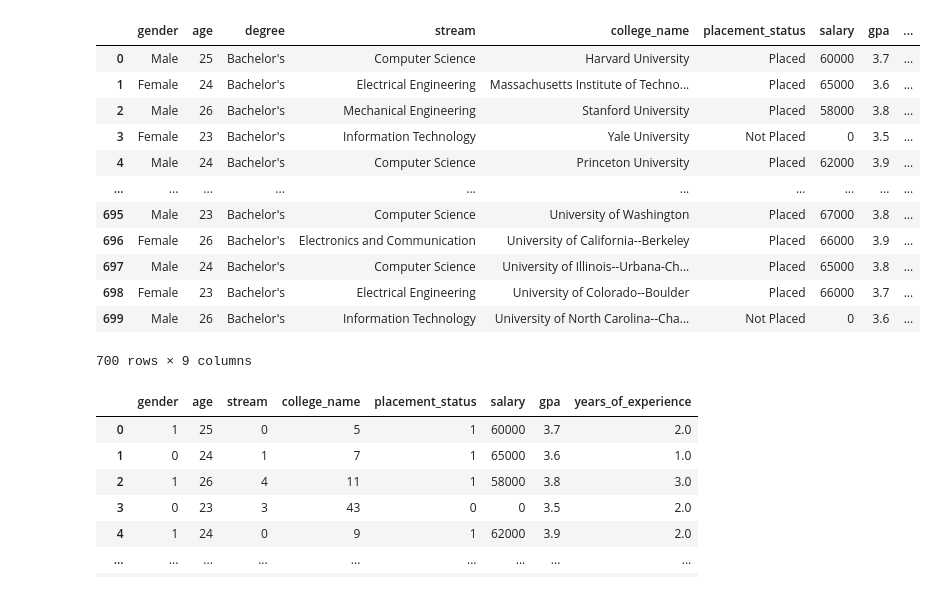
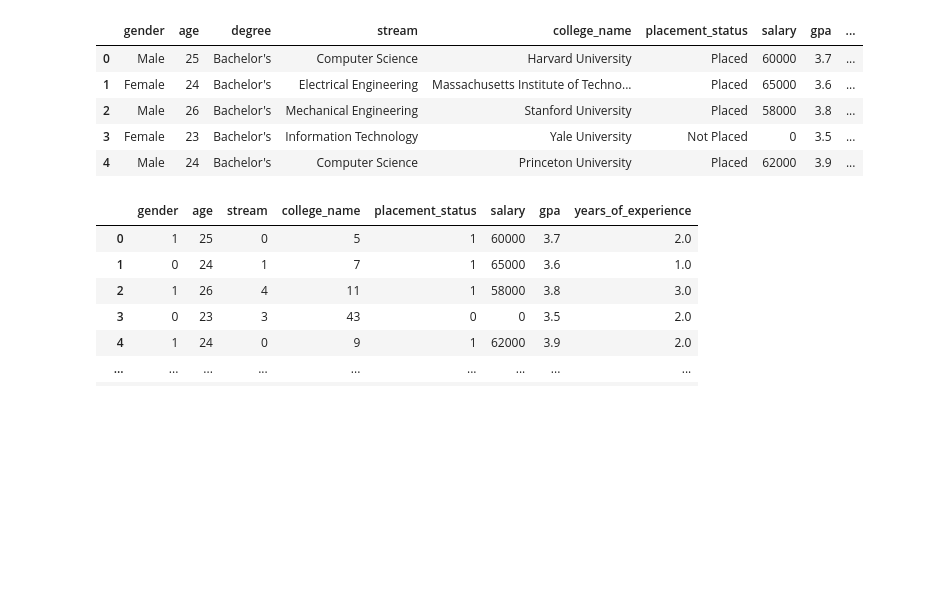
Before and after one commit to ivanmorales22/first_project, a Jupyter notebook: notebooks/first_project.ipynb, the cells around one changed output. Saved outputs shown, nothing was run; the diff lists cells and outputs as text; code cells hidden in the pictures; blank space fills up the shorter version.

```diff
--- a/notebooks/first_project.ipynb
+++ b/notebooks/first_project.ipynb
@@ -15,24 +16,17 @@ from sklearn.metrics import accuracy_score, classification_report, confusion_mat
 # %%
 path = '/Users/ivanm/Downloads/archive (1)/job_placement.csv'
 df = pd.read_csv(path)
 # Dropeamos la columnas id y name ya que no aportan ningun valor a nuestro analisis
 df.drop('id', axis=1, inplace=True)
 df.drop('name', axis=1, inplace=True)
-df
+df.head()
 # %% [output]
 |  | gender | age | degree | stream | college_name | placement_status | salary | gpa | ... |
 | 0 | Male | 25 | Bachelor's | Computer Science | Harvard University | Placed | 60000 | 3.7 | ... |
 | 1 | Female | 24 | Bachelor's | Electrical Engineering | Massachusetts Institute of Techno... | Placed | 65000 | 3.6 | ... |
 | 2 | Male | 26 | Bachelor's | Mechanical Engineering | Stanford University | Placed | 58000 | 3.8 | ... |
 | 3 | Female | 23 | Bachelor's | Information Technology | Yale University | Not Placed | 0 | 3.5 | ... |
 | 4 | Male | 24 | Bachelor's | Computer Science | Princeton University | Placed | 62000 | 3.9 | ... |
-| ... | ... | ... | ... | ... | ... | ... | ... | ... | ... |
-| 695 | Male | 23 | Bachelor's | Computer Science | University of Washington | Placed | 67000 | 3.8 | ... |
-| 696 | Female | 26 | Bachelor's | Electronics and Communication | University of California--Berkeley | Placed | 66000 | 3.9 | ... |
-| 697 | Male | 24 | Bachelor's | Computer Science | University of Illinois--Urbana-Ch... | Placed | 65000 | 3.8 | ... |
-| 698 | Female | 23 | Bachelor's | Electrical Engineering | University of Colorado--Boulder | Placed | 66000 | 3.7 | ... |
-| 699 | Male | 26 | Bachelor's | Information Technology | University of North Carolina--Cha... | Not Placed | 0 | 3.6 | ... |
-700 rows × 9 columns
 # %%
 encoded_df = df.copy()
 # %%
```
Also changed, not shown: parts of 4 cells of this notebook.
